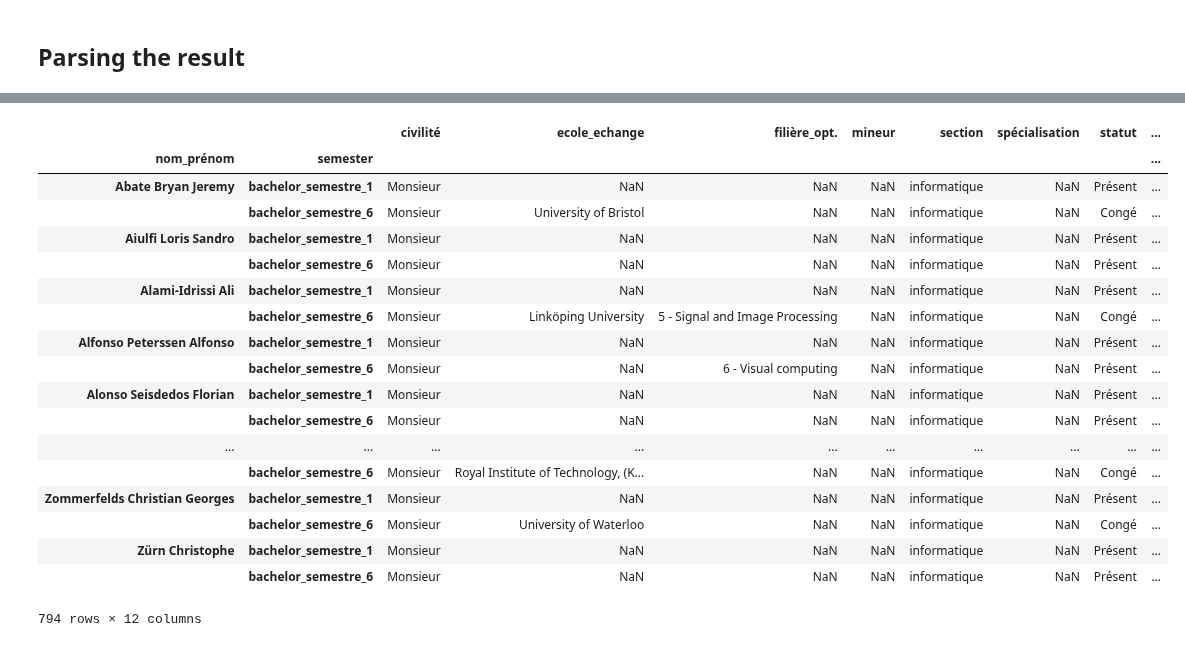
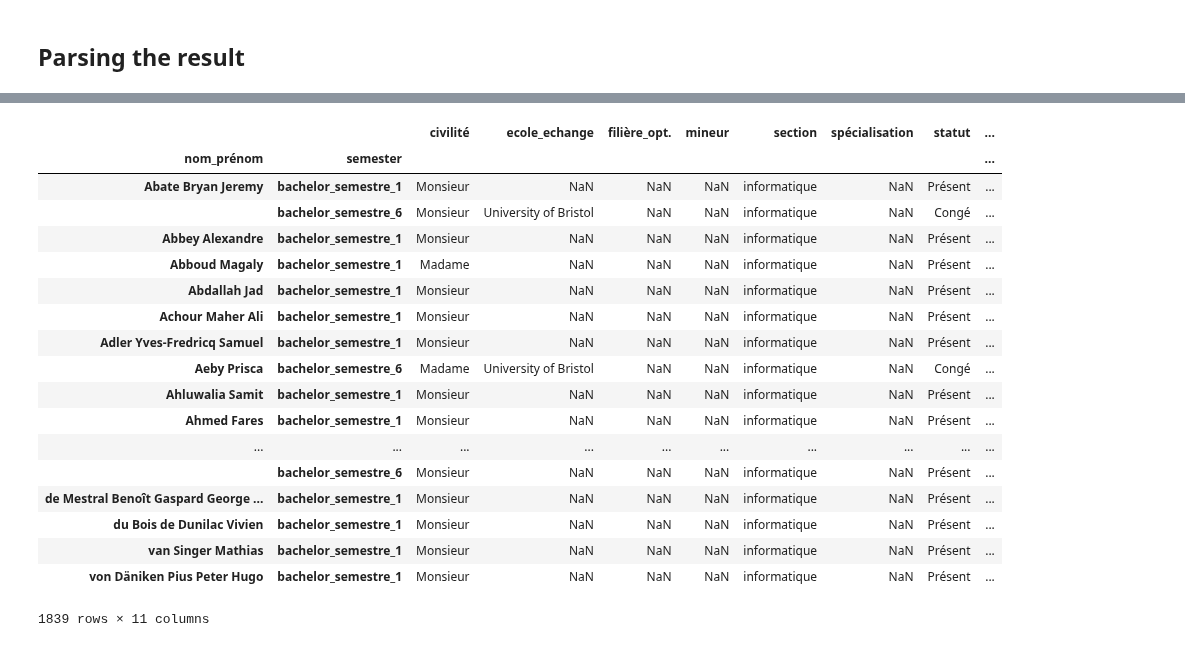
Before and after one commit to PaluchowskiMatthew/ADA-Kepler, a Jupyter notebook: 03 - Data from the Web/Get the data.ipynb, the cells around one changed output, grey strips where cells are left out. Saved outputs shown, nothing was run; the diff lists cells and outputs as text; code cells hidden in the pictures.

```diff
--- a/03 - Data from the Web/Get the data.ipynb
+++ b/03 - Data from the Web/Get the data.ipynb
@@ -45,6 +47,6 @@ http://isa.epfl.ch/imoniteur_ISAP/!GEDPUBLICREPORTS.html?ww_x_GPS=-1&ww_i_report
 ~~~~~~~~~~~~~~~~
 # %%
-DEBUG = True
+DEBUG = False
 
 # TODO: make the request by using parameters to the function call, instead of coding it in the URI.
 # TODO: verify that the uri is correct, and that we get all the data that we want
@@ -252,19 +235,0 @@ by_name.first()
-# %%
-#WARNING: clear up this cell
-
-# Order by year_start
-unique_first_and_last_sem_df = first_and_last_sem_df.sort(['year_start'])
-# unique_df = unique_first_and_last_sem_df.drop_duplicates(subset=['nom_prénom', 'semester'], take_last=False)
-
-# count if df contains only 2 semesters (sem_1 and sem_6) how many semesters each student completed
-counts = pd.DataFrame(unique_df.groupby(['nom_prénom']).size(), columns=['semester_count'])
-
-# merge with previous dataframe (add semester_count column)
-students_df = unique_df.merge(counts, left_on=['nom_prénom'], right_index=True)
-
-# filter out students who didnt complete 6 semeters
-students_df = students_df[students_df["semester_count"] == 2]
-
-print(students_df.shape)
-students_df.head()
-# #235688 - Abbey Alexandre
@@ -279,0 +236,6 @@ students_df.head()
+# %%
+#WARNING: clear up this cell
+
+# Order by year_start
+year_start_order_df = first_and_last_sem_df.sort_values(by=['year_start'])
+year_start_order_df
@@ -280,23 +262,24 @@ students_df.head()
 # %%
-by_name = students_df.groupby(['nom_prénom', 'semester'])
+by_name = year_start_order_df.groupby(['nom_prénom', 'semester'])
 by_name.first()
+# 1839 rows/students
 # %% [output]
 |  |  | civilité | ecole_echange | filière_opt. | mineur | section | spécialisation | statut | ... |
 | nom_prénom | semester |  |  |  |  |  |  |  | ... |
 | Abate Bryan Jeremy | bachelor_semestre_1 | Monsieur | NaN | NaN | NaN | informatique | NaN | Présent | ... |
 |  | bachelor_semestre_6 | Monsieur | University of Bristol | NaN | NaN | informatique | NaN | Congé | ... |
-| Aiulfi Loris Sandro | bachelor_semestre_1 | Monsieur | NaN | NaN | NaN | informatique | NaN | Présent | ... |
+| Abbey Alexandre | bachelor_semestre_1 | Monsieur | NaN | NaN | NaN | informatique | NaN | Présent | ... |
+| Abboud Magaly | bachelor_semestre_1 | Madame | NaN | NaN | NaN | informatique | NaN | Présent | ... |
+| Abdallah Jad | bachelor_semestre_1 | Monsieur | NaN | NaN | NaN | informatique | NaN | Présent | ... |
+| Achour Maher Ali | bachelor_semestre_1 | Monsieur | NaN | NaN | NaN | informatique | NaN | Présent | ... |
+| Adler Yves-Fredricq Samuel | bachelor_semestre_1 | Monsieur | NaN | NaN | NaN | informatique | NaN | Présent | ... |
+| Aeby Prisca | bachelor_semestre_6 | Madame | University of Bristol | NaN | NaN | informatique | NaN | Congé | ... |
+| Ahluwalia Samit | bachelor_semestre_1 | Monsieur | NaN | NaN | NaN | informatique | NaN | Présent | ... |
+| Ahmed Fares | bachelor_semestre_1 | Monsieur | NaN | NaN | NaN | informatique | NaN | Présent | ... |
+| ... | ... | ... | ... | ... | ... | ... | ... | ... | ... |
 |  | bachelor_semestre_6 | Monsieur | NaN | NaN | NaN | informatique | NaN | Présent | ... |
-| Alami-Idrissi Ali | bachelor_semestre_1 | Monsieur | NaN | NaN | NaN | informatique | NaN | Présent | ... |
-|  | bachelor_semestre_6 | Monsieur | Linköping University | 5 - Signal and Image Processing | NaN | informatique | NaN | Congé | ... |
-| Alfonso Peterssen Alfonso | bachelor_semestre_1 | Monsieur | NaN | NaN | NaN | informatique | NaN | Présent | ... |
-|  | bachelor_semestre_6 | Monsieur | NaN | 6 - Visual computing | NaN | informatique | NaN | Présent | ... |
-| Alonso Seisdedos Florian | bachelor_semestre_1 | Monsieur | NaN | NaN | NaN | informatique | NaN | Présent | ... |
-|  | bachelor_semestre_6 | Monsieur | NaN | NaN | NaN | informatique | NaN | Présent | ... |
-| ... | ... | ... | ... | ... | ... | ... | ... | ... | ... |
-|  | bachelor_semestre_6 | Monsieur | Royal Institute of Technology, (K... | NaN | NaN | informatique | NaN | Congé | ... |
-| Zommerfelds Christian Georges | bachelor_semestre_1 | Monsieur | NaN | NaN | NaN | informatique | NaN | Présent | ... |
-|  | bachelor_semestre_6 | Monsieur | University of Waterloo | NaN | NaN | informatique | NaN | Congé | ... |
-| Zürn Christophe | bachelor_semestre_1 | Monsieur | NaN | NaN | NaN | informatique | NaN | Présent | ... |
-|  | bachelor_semestre_6 | Monsieur | NaN | NaN | NaN | informatique | NaN | Présent | ... |
+| de Mestral Benoît Gaspard George ... | bachelor_semestre_1 | Monsieur | NaN | NaN | NaN | informatique | NaN | Présent | ... |
+| du Bois de Dunilac Vivien | bachelor_semestre_1 | Monsieur | NaN | NaN | NaN | informatique | NaN | Présent | ... |
+| van Singer Mathias | bachelor_semestre_1 | Monsieur | NaN | NaN | NaN | informatique | NaN | Présent | ... |
+| von Däniken Pius Peter Hugo | bachelor_semestre_1 | Monsieur | NaN | NaN | NaN | informatique | NaN | Présent | ... |
-794 rows × 12 columns
+1839 rows × 11 columns
```
Also changed, not shown: parts of 15 cells of this notebook.
